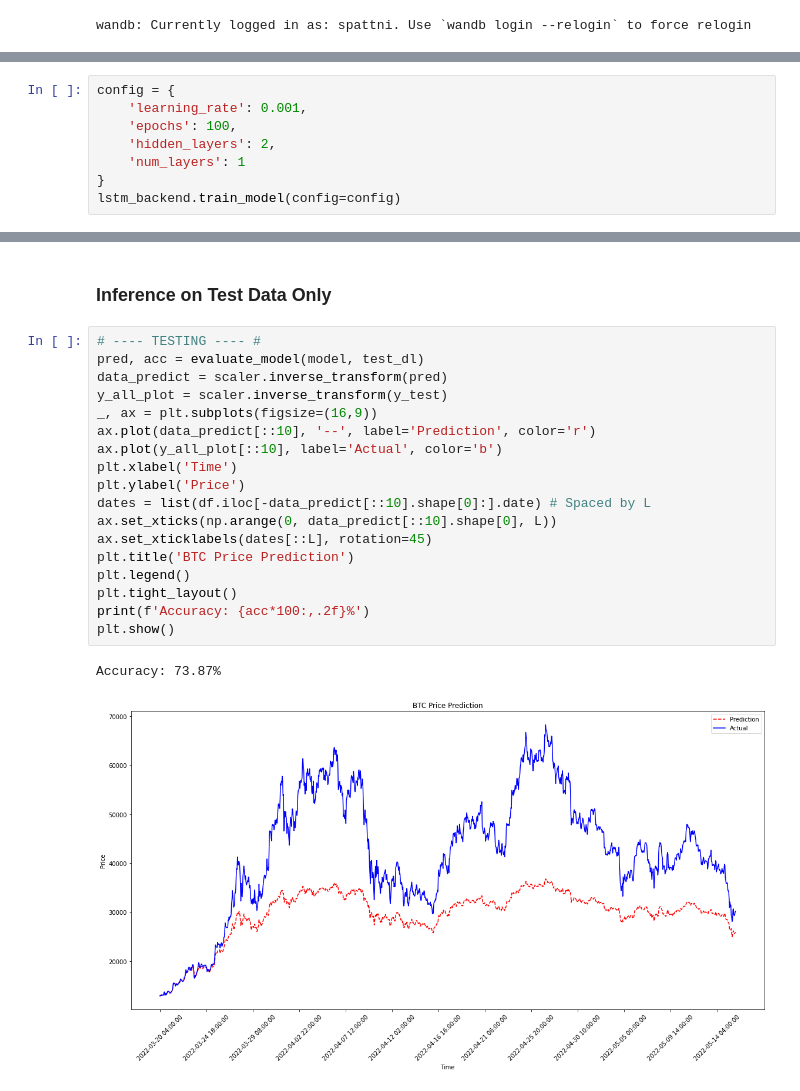
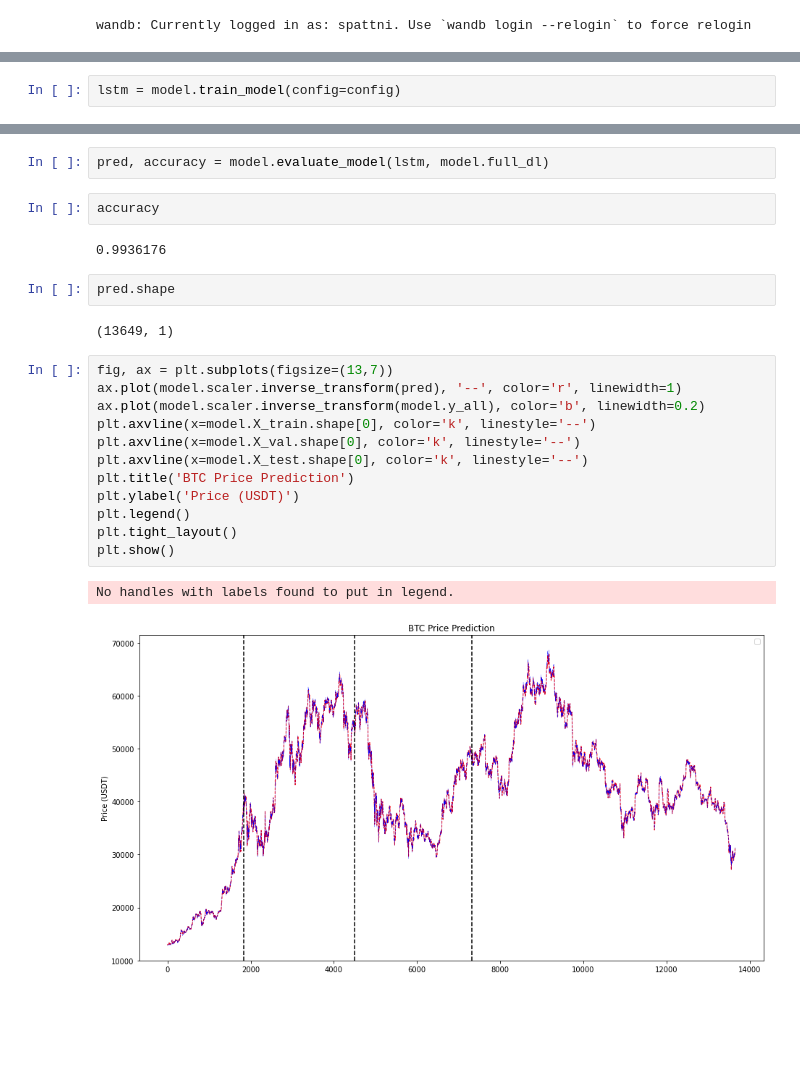
Before and after one commit to Sahil-Pattni/CryptoCurrency-Trader, a Jupyter notebook: src/LSTM.ipynb, the cells around one changed output, grey strips where cells are left out. Saved outputs shown, nothing was run; the diff lists cells and outputs as text; blank space fills up the shorter version.

```diff
--- a/src/LSTM.ipynb
+++ b/src/LSTM.ipynb
@@ -32,8 +31,0 @@ lstm_backend.y_test.shape
-# %%
-config = {
-    'learning_rate': 0.001,
-    'epochs': 100,
-    'hidden_layers': 2,
-    'num_layers': 1
-}
-lstm_backend.train_model(config=config)
@@ -122,0 +42,2 @@ wandb:  num_layers: 1
+# %%
+lstm = model.train_model(config=config)
@@ -166,23 +65,25 @@ True
-# %% [markdown]
-### Inference on Test Data Only
-# %%
-# ---- TESTING ---- #
-pred, acc = evaluate_model(model, test_dl)
-data_predict = scaler.inverse_transform(pred)
-y_all_plot = scaler.inverse_transform(y_test)
-_, ax = plt.subplots(figsize=(16,9))
-ax.plot(data_predict[::10], '--', label='Prediction', color='r')
-ax.plot(y_all_plot[::10], label='Actual', color='b')
-plt.xlabel('Time')
-plt.ylabel('Price')
-dates = list(df.iloc[-data_predict[::10].shape[0]:].date) # Spaced by L
-ax.set_xticks(np.arange(0, data_predict[::10].shape[0], L))
-ax.set_xticklabels(dates[::L], rotation=45)
-plt.title('BTC Price Prediction')
-plt.legend()
-plt.tight_layout()
-print(f'Accuracy: {acc*100:,.2f}%')
-plt.show()
-# %% [output]
-Accuracy: 73.87%
-[figure, removed]
+# %%
+pred, accuracy = model.evaluate_model(lstm, model.full_dl)
+# %%
+accuracy
+# %% [output]
+0.9936176
+# %%
+pred.shape
+# %% [output]
+(13649, 1)
+# %%
+fig, ax = plt.subplots(figsize=(13,7))
+ax.plot(model.scaler.inverse_transform(pred), '--', color='r', linewidth=1)
+ax.plot(model.scaler.inverse_transform(model.y_all), color='b', linewidth=0.2)
+plt.axvline(x=model.X_train.shape[0], color='k', linestyle='--')
+plt.axvline(x=model.X_val.shape[0], color='k', linestyle='--')
+plt.axvline(x=model.X_test.shape[0], color='k', linestyle='--')
+plt.title('BTC Price Prediction')
+plt.ylabel('Price (USDT)')
+plt.legend()
+plt.tight_layout()
+plt.show()
+# %% [output]
+No handles with labels found to put in legend.
+[figure, added]
```
Also changed, not shown: parts of 20 cells of this notebook.
